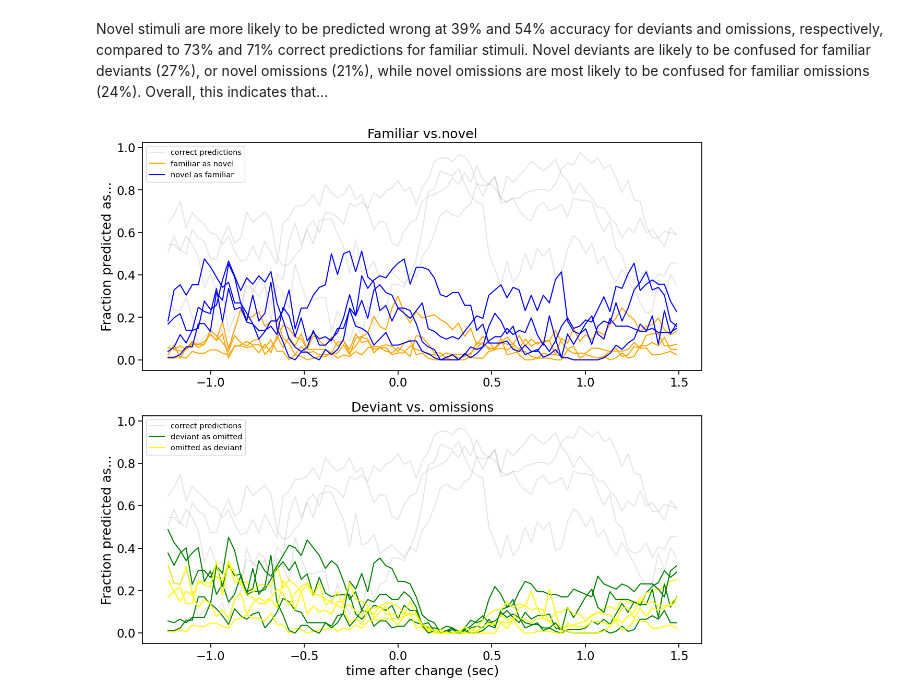
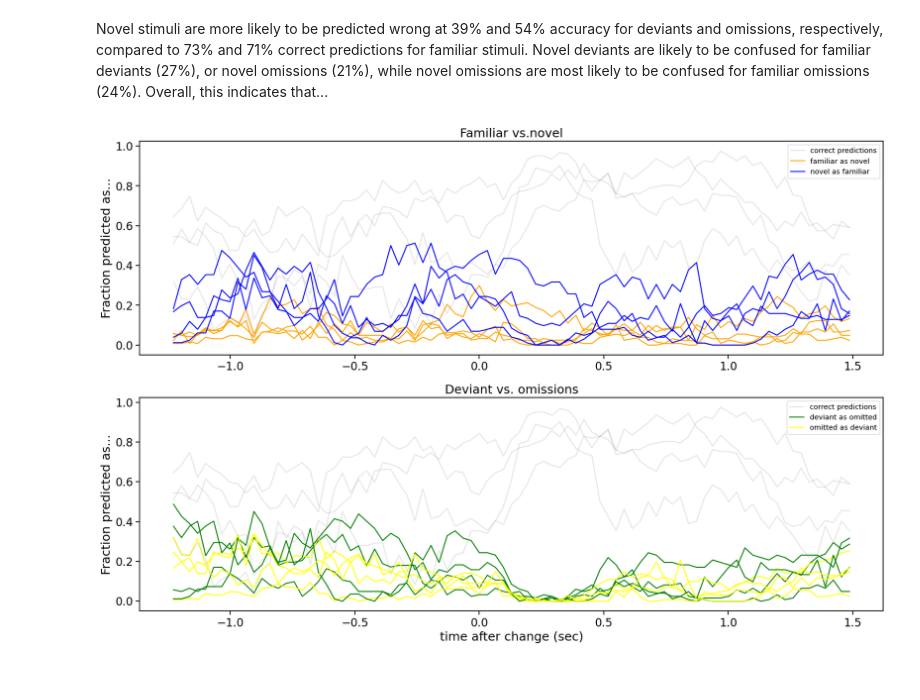
Before and after one commit to ahrends/AllenNeurons, a Jupyter notebook: AllenData_decoding_MM.ipynb, the cells around one changed output. Saved outputs shown, nothing was run; the diff lists cells and outputs as text; code cells hidden in the pictures.

Commit message:
updated figures

```diff
--- a/AllenData_decoding_MM.ipynb
+++ b/AllenData_decoding_MM.ipynb
@@ -390,32 +390,32 @@ for i in range(4):
 
 plt.legend(fontsize='xx-small')
 plt.title('Familiar vs.novel')
 plt.ylabel('Fraction predicted as...')
 
 plt.subplot(212, sharex=ax1, sharey=ax1)
 for i in range(4):
     for j in range(4):
         if i==j:
             if (i==0) & (j==0):
                 plt.plot(ts, conf_mat_norm[i,j,:], color='grey', alpha=0.2, label='correct predictions')
             else:
                 plt.plot(ts, conf_mat_norm[i,j,:], color='grey', alpha=0.2, label='_nolegend_')
         elif ((i==1)|(i==3)) & ((j==0)|(j==2)):
             if (i==1) & (j==0):
                 plt.plot(ts, conf_mat_norm[i,j,:], color='yellow', label='omitted as deviant')
             else:
                 plt.plot(ts, conf_mat_norm[i,j,:], color='yellow', label='_nolegend')
         elif ((i==0)|(i==2)) & ((j==1)|(j==3)):
             if (i==0) & (j==1):
                 plt.plot(ts, conf_mat_norm[i,j,:], color='green', label='deviant as omitted')
             else:
                 plt.plot(ts, conf_mat_norm[i,j,:], color='green', label='_nolegend_')
 plt.legend(fontsize='xx-small')
 plt.title('Deviant vs. omissions')
 plt.xlabel('time after change (sec)')
 plt.ylabel('Fraction predicted as...')
 
-plt.subplots_adjust(bottom=-0.5, right=1.8, top=1.5)
+plt.subplots_adjust(bottom=-0.5, right=2.5, top=1.5)
 plt.show()
 # %% [output]
-[figure, old version]
+[figure, new version]
```
